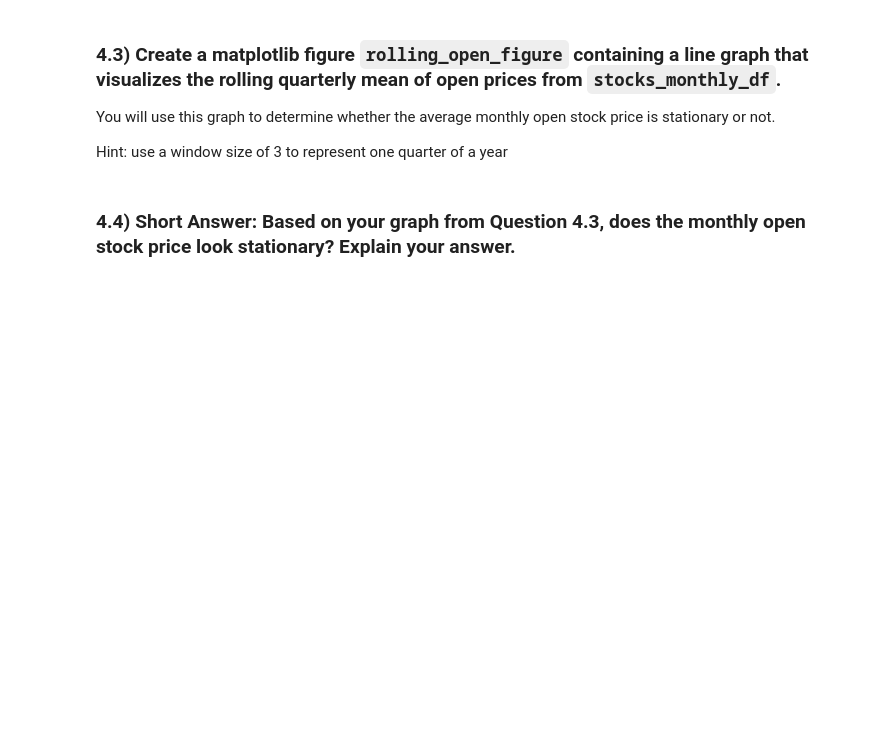
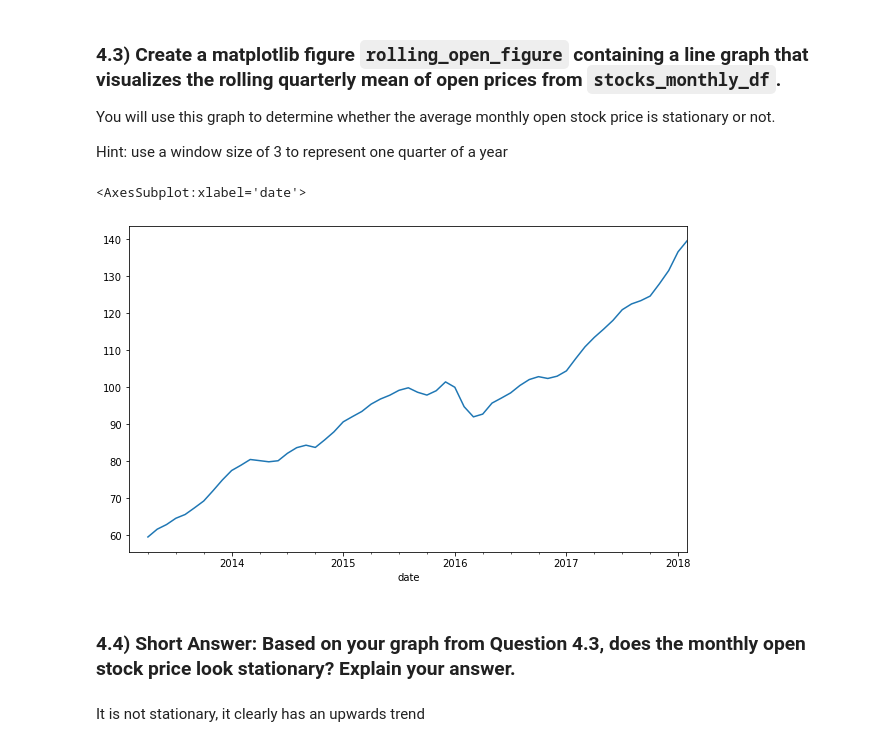
Before and after one commit to flatiron-school/ntl01-dtsc-live-103122, a Jupyter notebook: 4Phase/Assessments/1.23.23/index.ipynb, the cells around one changed output. Cells and saved outputs as stored; diff of their text form; code cells hidden in the pictures; blank space fills up the shorter version.

```diff
--- a/4Phase/Assessments/1.23.23/index.ipynb
+++ b/4Phase/Assessments/1.23.23/index.ipynb
@@ -353,7 +368,8 @@ Hint: First convert the `date` column to Datetime datatype, then set it as the i
 # CodeGrade step4.1
 # Replace None with appropriate code
 
-stocks_df['date'] = None
+stocks_df['date'] = pd.to_datetime(stocks_df['date'])
+stocks_df.set_index('date', inplace=True)
 # %%
 # This test confirms that stocks_df has a DatetimeIndex
 
@@ -370,4 +386,4 @@ Refer to the [resample documentation](https://pandas.pydata.org/pandas-docs/stab
 # CodeGrade step4.2
 # Replace None with appropriate code
 
-stocks_monthly_df = None
+stocks_monthly_df = stocks_df.resample('MS').mean()
@@ -388,8 +421,12 @@ Hint: use a window size of 3 to represent one quarter of a year
 # %%
 # CodeGrade step4.3
 # Your code here
 
 rolling_open_figure, ax = plt.subplots(figsize=(10, 6))
+stocks_monthly_df['open'].rolling(window=3).mean().plot(ax=ax)
+# %% [output]
+<AxesSubplot:xlabel='date'>
+[figure, added]
 # %%
 # This test confirms that you have created a figure named rolling_open_figure
 
@@ -404,0 +440,2 @@ assert len(rolling_open_figure.axes) == 1
+# %% [markdown]
+It is not stationary, it clearly has an upwards trend
```
Also changed, not shown: parts of 18 cells of this notebook, 1 other file.
